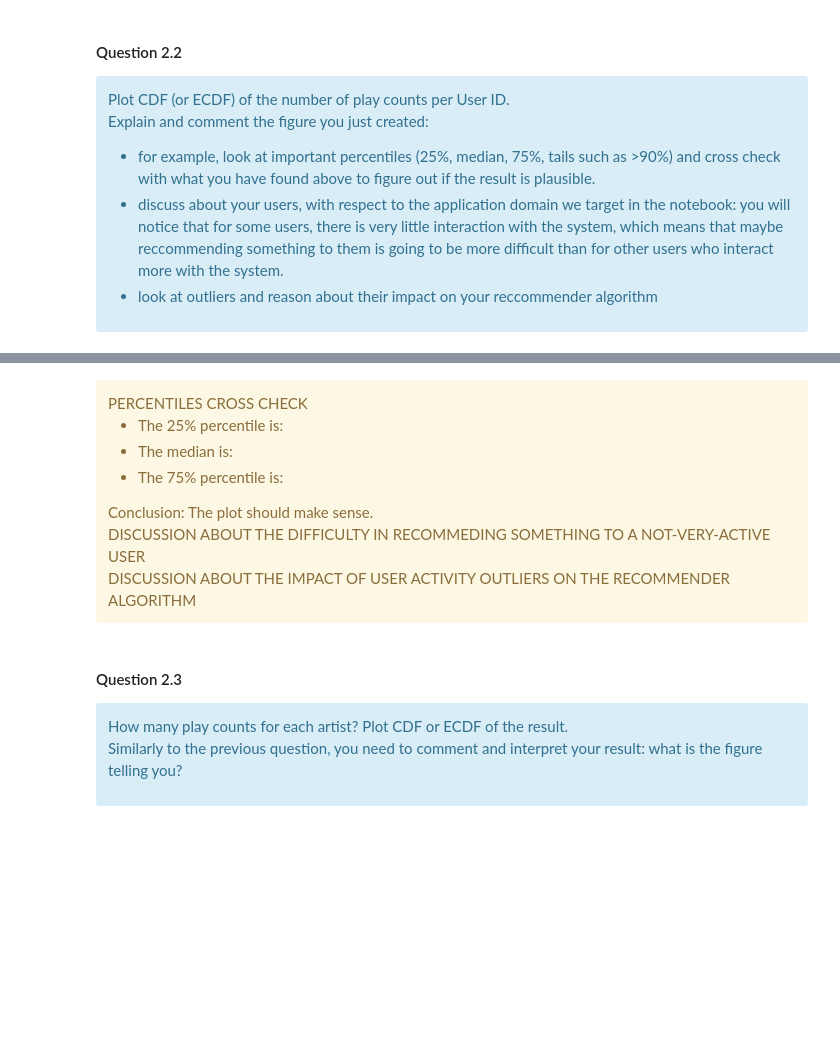
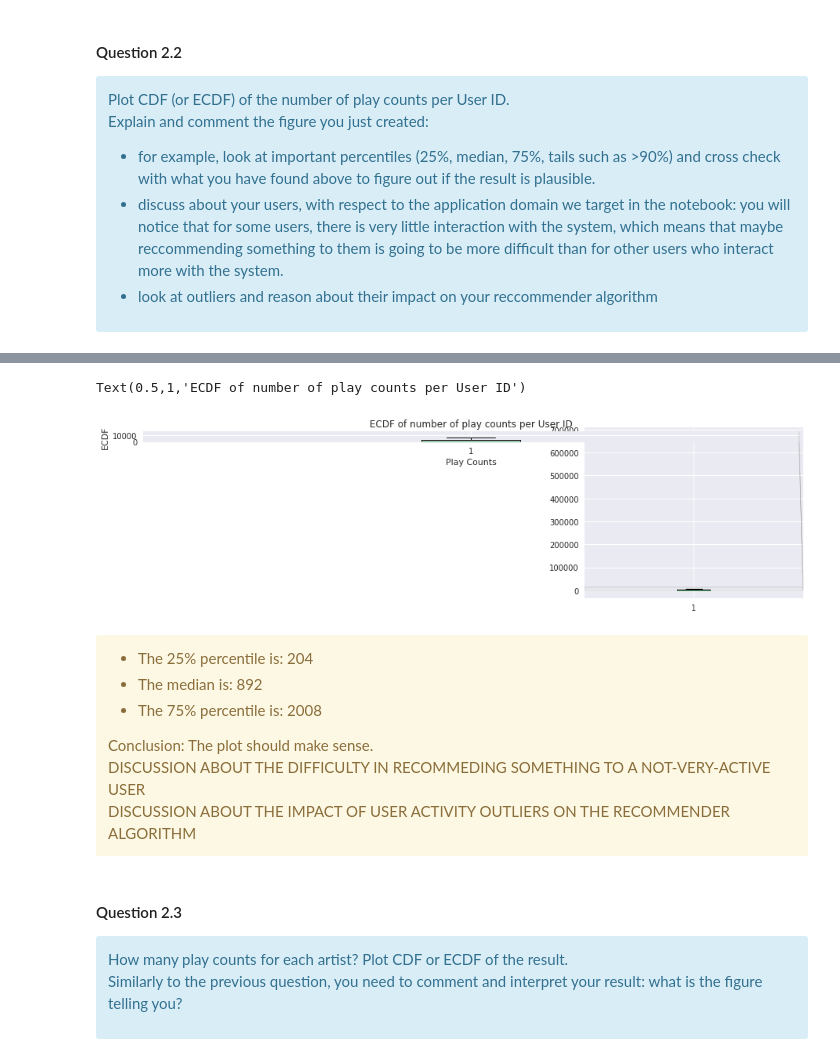
Before and after one commit to sgiammy/AML-course, a Jupyter notebook: RecSys.ipynb, the cells around one changed output, grey strips where cells are left out. Saved outputs shown, nothing was run; the diff lists cells and outputs as text; code cells hidden in the pictures; blank space fills up the shorter version.

```diff
--- a/RecSys.ipynb
+++ b/RecSys.ipynb
@@ -314,10 +368,36 @@ plt.show()
+# %%
+from mpl_toolkits.axes_grid1.inset_locator import zoomed_inset_axes, mark_inset
+
+fig = plt.figure(1, [5,4])
+ax = fig.add_subplot(111)
+ax.boxplot(Y)
+axins = zoomed_inset_axes(ax, 3, loc=1)
+axins.boxplot(Y)
+axins.set_ylim(0, 15000)
+mark_inset(ax, axins, loc1=1, loc2=4, fc='none', ec='0.5')
+
+plt.xlabel('Play Counts')
+plt.ylabel('ECDF')
+plt.title('ECDF of number of play counts per User ID')
+
+
+# Plot zoomed version
+#sns.boxplot(Y, ax=axes[1])
+#plt.xlabel('Play Counts')
+#plt.ylabel('ECDF')
+#plt.grid(True,which="both",ls="-")
+#plt.title('ECDF of number of play counts per User ID')
+
+#plt.xlim([0, 15000])
+# %% [output]
+Text(0.5,1,'ECDF of number of play counts per User ID')
+[figure, added]
 # %% [markdown]
 <div class="alert alert-warning">
-PERCENTILES CROSS CHECK
 <ul>
-    <li>The 25% percentile is:  </li>
-    <li>The median is: </li>
-    <li>The 75% percentile is: </li>
+    <li>The 25% percentile is: 204 </li>
+    <li>The median is: 892 </li>
+    <li>The 75% percentile is: 2008</li>
 </ul>
 Conclusion: The plot should make sense.
 <br>
```
Also changed, not shown: parts of 53 cells of this notebook.
